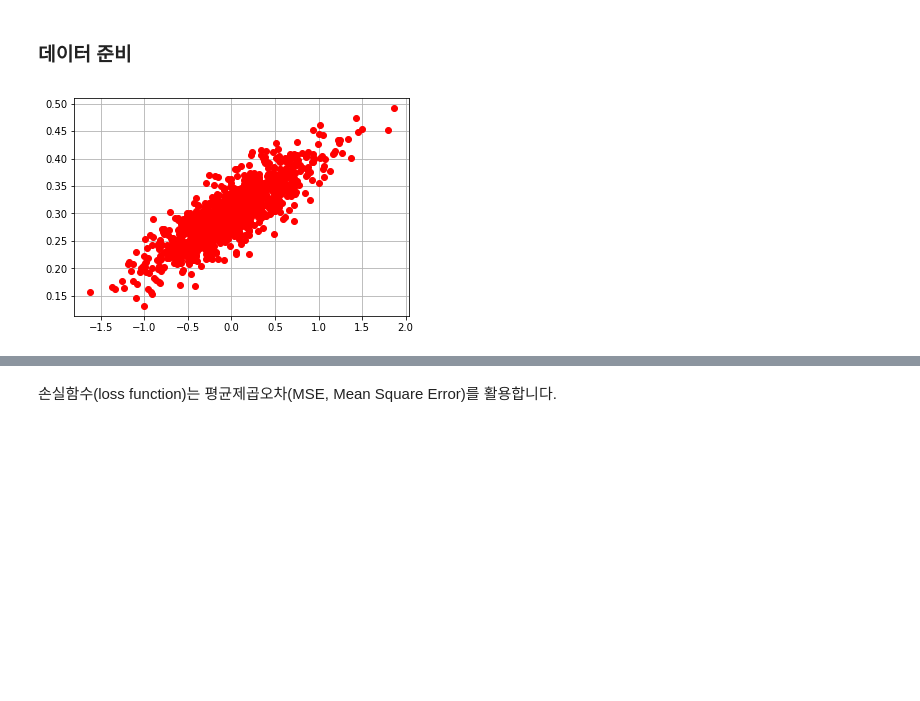
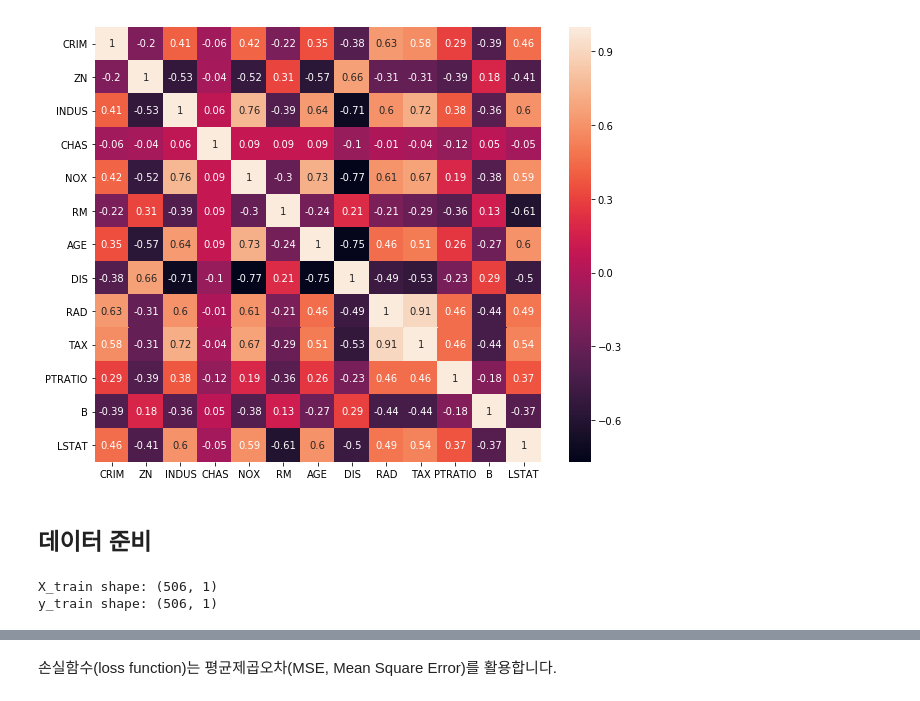
Before and after one commit to kwonhyeokmin/SweetkAnalysis, a Jupyter notebook: 수업자료/선형회귀분석.ipynb, the cells around one changed output, grey strips where cells are left out. Drawn from its saved outputs; the diff is of its cells as text; code cells hidden in the pictures; blank space fills up the shorter version.

```diff
--- a/수업자료/선형회귀분석.ipynb
+++ b/수업자료/선형회귀분석.ipynb
@@ -6,0 +14,6 @@ import tensorflow as tf
+# %%
+# 데이터 import
+from sklearn.datasets import load_boston
+
+boston_dataset = load_boston()
+boston = pd.DataFrame(boston_dataset.data, columns=boston_dataset.feature_names)
@@ -7,2 +69,10 @@ import tensorflow as tf
+# %%
+# heatmap
+plt.figure(figsize=(10, 8))
+correlation_matrix = boston.corr().round(2)
+sns.heatmap(data=correlation_matrix, annot=True)
+plt.show()
+# %% [output]
+[figure, added]
 # %% [markdown]
-### 데이터 준비
+## 데이터 준비
@@ -22,9 +82,8 @@ y_train = y_train.reshape([-1, 1])
-# %%
-# 원본 데이어 시각화
-plt.plot(X_train, y_train, 'ro')
-plt.grid(True)
-plt.show()
-# %% [output]
-[figure, removed]
+# %%
+print('X_train shape: {}'.format(X_train.shape))
+print('y_train shape: {}'.format(y_train.shape))
+# %% [output]
+X_train shape: (506, 1)
+y_train shape: (506, 1)
 # %%
 def weight_variable(shape):
```
Also changed, not shown: parts of 22 cells of this notebook, 5 other files.
